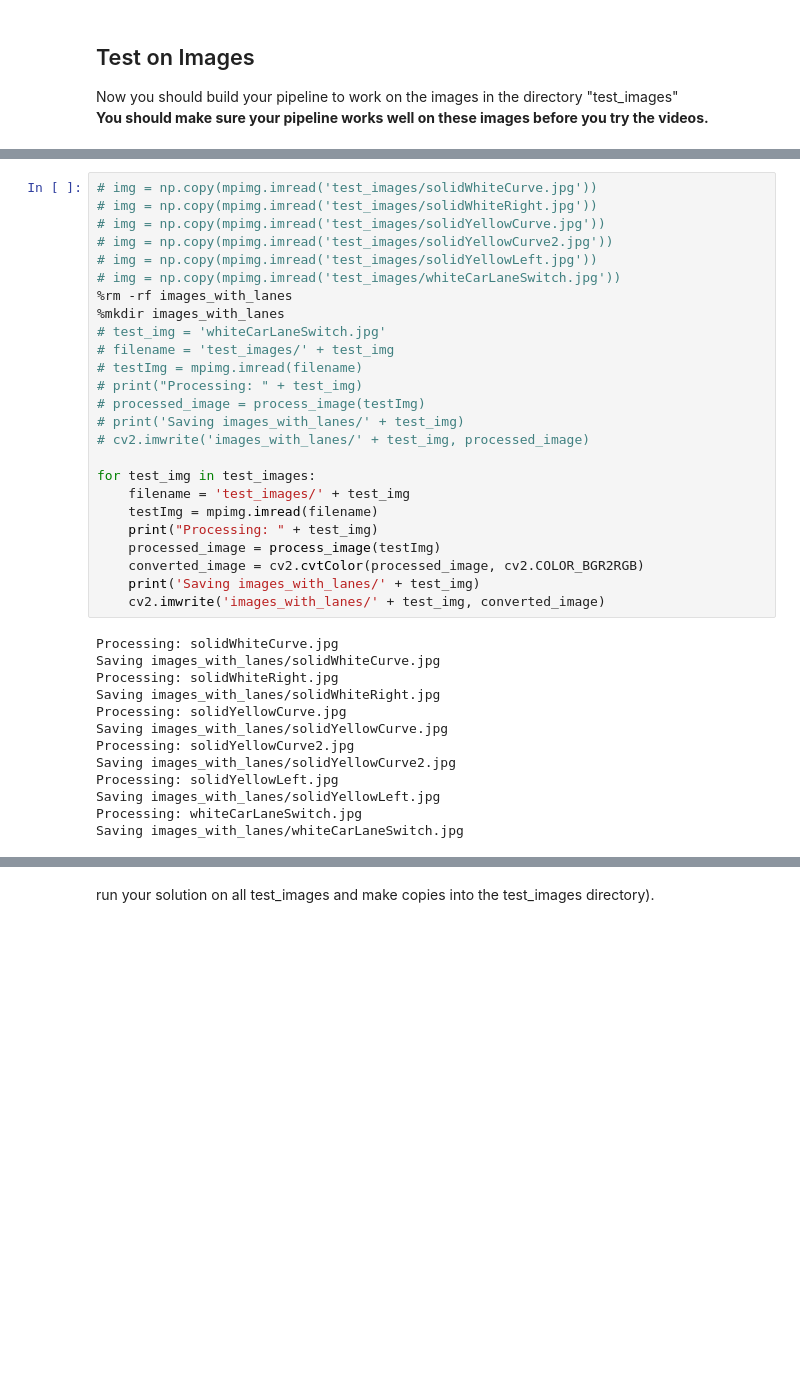
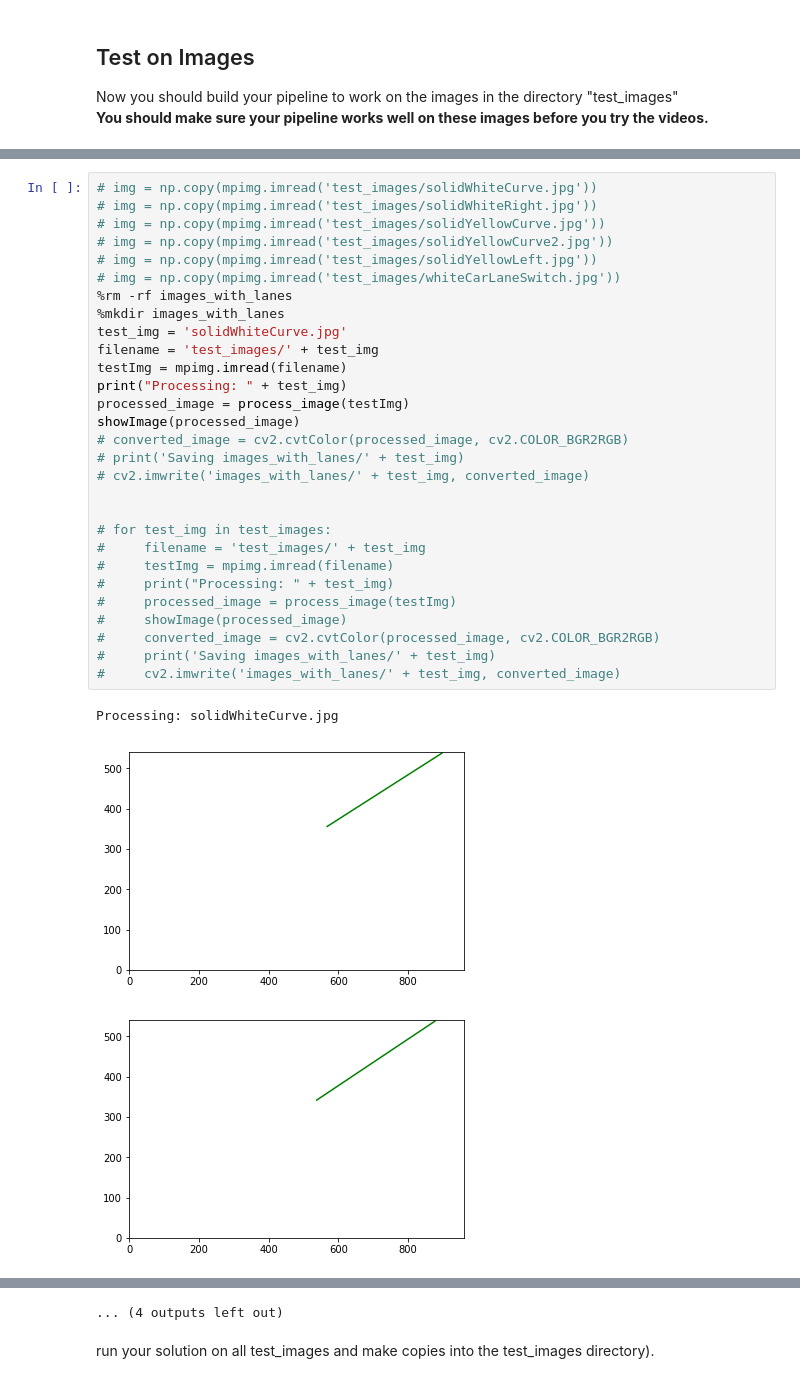
Before and after one commit to asunar/CarND-LaneLines-P1, a Jupyter notebook: P1.ipynb, the cells around one changed output, grey strips where cells are left out. Saved outputs shown, nothing was run; the diff lists cells and outputs as text; blank space fills up the shorter version.

```diff
--- a/P1.ipynb
+++ b/P1.ipynb
@@ -264,38 +332,33 @@ def process_image(img):
 # %%
 # img = np.copy(mpimg.imread('test_images/solidWhiteCurve.jpg'))
 # img = np.copy(mpimg.imread('test_images/solidWhiteRight.jpg'))
 # img = np.copy(mpimg.imread('test_images/solidYellowCurve.jpg'))
 # img = np.copy(mpimg.imread('test_images/solidYellowCurve2.jpg'))
 # img = np.copy(mpimg.imread('test_images/solidYellowLeft.jpg'))
 # img = np.copy(mpimg.imread('test_images/whiteCarLaneSwitch.jpg'))
 %rm -rf images_with_lanes
 %mkdir images_with_lanes
-# test_img = 'whiteCarLaneSwitch.jpg'
-# filename = 'test_images/' + test_img
-# testImg = mpimg.imread(filename)
-# print("Processing: " + test_img)
-# processed_image = process_image(testImg)
+test_img = 'solidWhiteCurve.jpg'
+filename = 'test_images/' + test_img
+testImg = mpimg.imread(filename)
+print("Processing: " + test_img)
+processed_image = process_image(testImg)
+showImage(processed_image)
+# converted_image = cv2.cvtColor(processed_image, cv2.COLOR_BGR2RGB)
 # print('Saving images_with_lanes/' + test_img)
-# cv2.imwrite('images_with_lanes/' + test_img, processed_image)
+# cv2.imwrite('images_with_lanes/' + test_img, converted_image)
 
-for test_img in test_images:
-    filename = 'test_images/' + test_img
-    testImg = mpimg.imread(filename)
-    print("Processing: " + test_img)
-    processed_image = process_image(testImg)
-    converted_image = cv2.cvtColor(processed_image, cv2.COLOR_BGR2RGB)
-    print('Saving images_with_lanes/' + test_img)
-    cv2.imwrite('images_with_lanes/' + test_img, converted_image)
+
+# for test_img in test_images:
+#     filename = 'test_images/' + test_img
+#     testImg = mpimg.imread(filename)
+#     print("Processing: " + test_img)
+#     processed_image = process_image(testImg)
+#     showImage(processed_image)
+#     converted_image = cv2.cvtColor(processed_image, cv2.COLOR_BGR2RGB)
+#     print('Saving images_with_lanes/' + test_img)
+#     cv2.imwrite('images_with_lanes/' + test_img, converted_image)
 # %% [output]
 Processing: solidWhiteCurve.jpg
-Saving images_with_lanes/solidWhiteCurve.jpg
-Processing: solidWhiteRight.jpg
-Saving images_with_lanes/solidWhiteRight.jpg
-Processing: solidYellowCurve.jpg
-Saving images_with_lanes/solidYellowCurve.jpg
-Processing: solidYellowCurve2.jpg
-Saving images_with_lanes/solidYellowCurve2.jpg
-Processing: solidYellowLeft.jpg
-Saving images_with_lanes/solidYellowLeft.jpg
-Processing: whiteCarLaneSwitch.jpg
-Saving images_with_lanes/whiteCarLaneSwitch.jpg
+[figure, added]
+[figure, added]
@@ -302,3 +374,4 @@ Saving images_with_lanes/whiteCarLaneSwitch.jpg
+... (4 outputs left out)
 # %% [markdown]
 run your solution on all test_images and make copies into the test_images directory).
 # %% [markdown]
```
Also changed, not shown: parts of 5 cells of this notebook, 6 other files.
